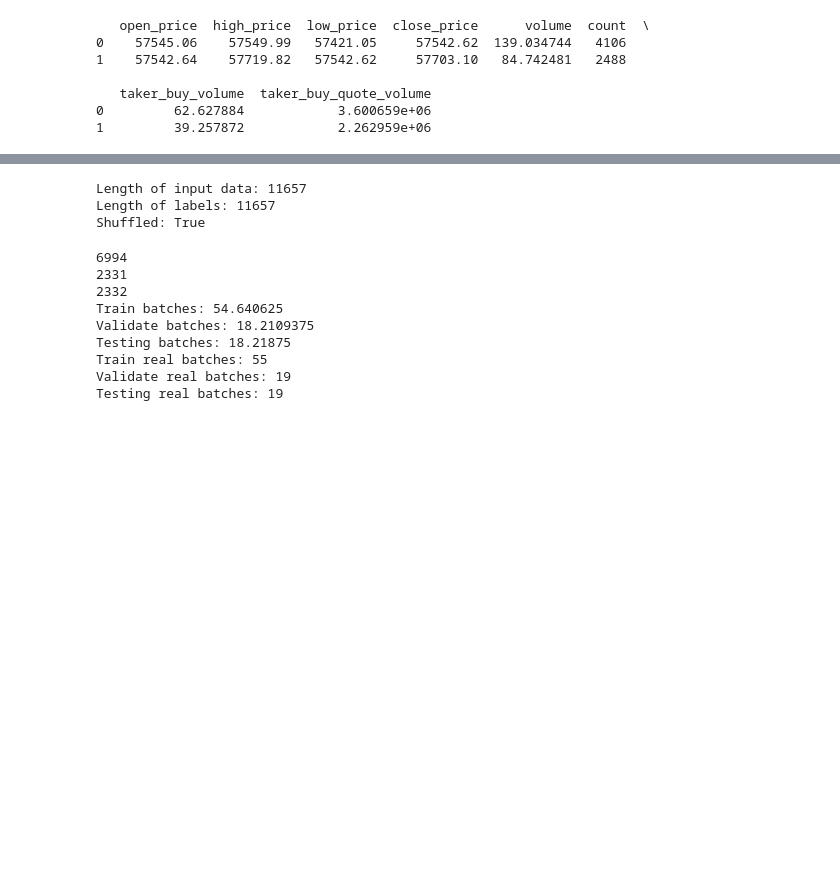
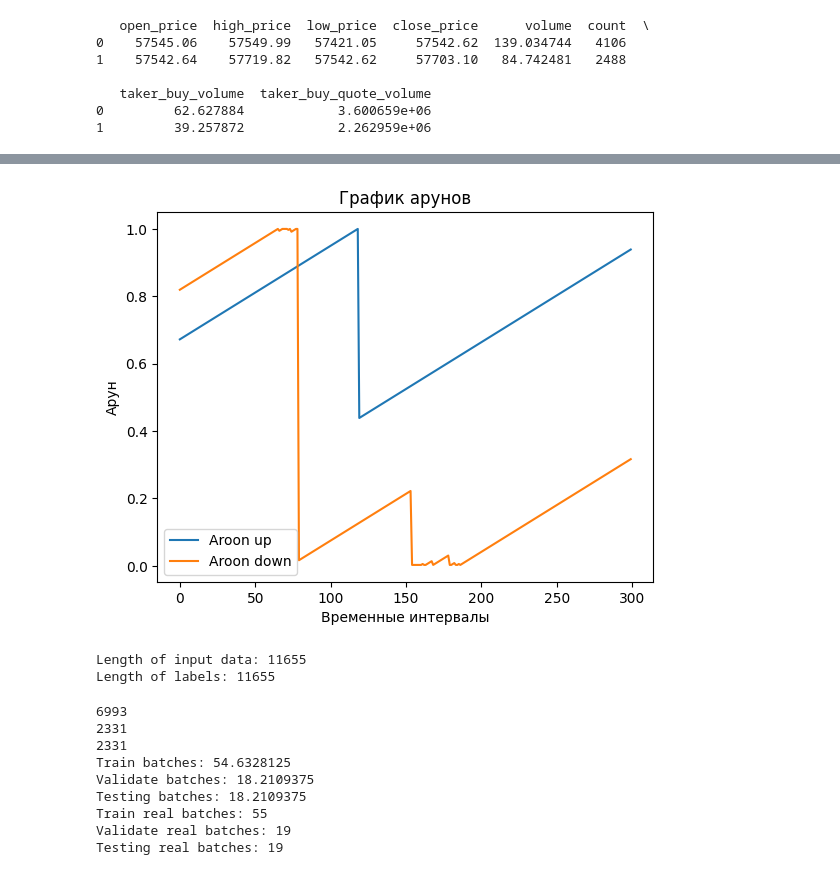
Before and after one commit to kyro4ka-grind/Crypto_model, a Jupyter notebook: Crypto_0.1.ipynb, the cells around one changed output, grey strips where cells are left out. Drawn from its saved outputs; the diff is of its cells as text; code cells hidden in the pictures; blank space fills up the shorter version.

```diff
--- a/Crypto_0.1.ipynb
+++ b/Crypto_0.1.ipynb
@@ -68,2 +132,20 @@ print(input.head(3))
+# %%
+# Строим график
+plt.plot([el for el in range(300)], input['aroon_up'][:300], label='Aroon up')
+plt.plot([el for el in range(300)], input['aroon_down'][:300], label='Aroon down')
+
+# Добавляем заголовок и метки осей
+plt.title('График арунов')
+plt.xlabel('Временные интервалы')
+plt.ylabel('Арун')
+# plt.yscale('log')
+
+# Добавляем легенду
+plt.legend()
+
+# Показываем график
+plt.show()
+# %% [output]
+[figure, added]
 # %%
 #Normalization
@@ -76,24 +157,24 @@ for el in need_normalize:
 # %%
 #Data loader
-class Custom_dataset(Dataset):
-    def __init__(self, input, labels, shuffle=False):
+class Step_dataset(Dataset):
+    def __init__(self, input, labels, input_queue_size, labels_queue_size, step=1):
         self.input = []
         self.labels = []
-        for i in range(2880, len(input), 180):
-            self.input.append(input.iloc[i-2880:i].values.tolist())
+        input_idx_buff = input_queue_size
+        labels_idx_buff = labels_queue_size
+
+        while input_idx_buff <= len(input):
+            self.input.append(input.iloc[input_idx_buff-input_queue_size:input_idx_buff].values)
+            input_idx_buff += step
         print('Length of input data: ' + str(len(self.input)))
-        for i in range(360, labels.size, 180):
-            self.labels.append(labels.iloc[i-360:i].values.tolist())
+        while labels_idx_buff <= labels.size:
+            self.labels.append(labels.iloc[labels_idx_buff-labels_queue_size:labels_idx_buff].values)
+            labels_idx_buff += step
         print('Length of labels: ' + str(len(self.labels)))
-        self.input = torch.tensor(self.input, dtype=torch.float32)
-        self.labels = torch.tensor(self.labels, dtype=torch.float32)
-        if shuffle:
-            indices = torch.randperm(len(self.input))
-            self.input = self.input[indices]
-            self.labels = self.labels[indices]
-            print('Shuffled: True')
-        else:
-            print('Shuffled: False')
+
+        #To tensors
+        self.input = torch.tensor(np.array(self.input), dtype=torch.float32)
+        self.labels = torch.tensor(np.array(self.labels), dtype=torch.float32)
 
     def __len__(self):
         return len(self.input)
@@ -101,12 +182,14 @@ class Custom_dataset(Dataset):
     def __getitem__(self, idx):
         return self.input[idx], self.labels[idx]
 
-custom_dataset = Custom_dataset(input, labels, shuffle=True)
-# custom_dataloader = DataLoader(custom_dataset, batch_size=128)
+custom_dataset = Step_dataset(input, labels, 2880, 360, 180)
+#list: 43.2
+#numpy: 38.2
+#simple values: 37.9
+#should use numpy to tensor except list: 1.5
 # %% [output]
-Length of input data: 11657
-Length of labels: 11657
-Shuffled: True
+Length of input data: 11655
+Length of labels: 11655
 # %%
 from torch.utils.data.dataset import random_split
 
@@ -123,19 +206,19 @@ print(len(testing_subset))
 print(f'Train batches: {len(train_subset) / 128}')
 print(f'Validate batches: {len(validate_subset) / 128}')
 print(f'Testing batches: {len(testing_subset) / 128}')
-train_dataloader = DataLoader(train_subset, batch_size=128)
-validate_dataloader = DataLoader(validate_subset, batch_size=128)
-testing_dataloader = DataLoader(testing_subset, batch_size=128)
+train_dataloader = DataLoader(train_subset, batch_size=128, shuffle=True)
+validate_dataloader = DataLoader(validate_subset, batch_size=128, shuffle=True)
+testing_dataloader = DataLoader(testing_subset, batch_size=128, shuffle=True)
 print(f'Train real batches: {len(train_dataloader)}')
 print(f'Validate real batches: {len(validate_dataloader)}')
 print(f'Testing real batches: {len(testing_dataloader)}')
 # %% [output]
-6994
+6993
 2331
-2332
-Train batches: 54.640625
+2331
+Train batches: 54.6328125
 Validate batches: 18.2109375
-Testing batches: 18.21875
+Testing batches: 18.2109375
 Train real batches: 55
 Validate real batches: 19
 Testing real batches: 19
```
Also changed, not shown: parts of 12 cells of this notebook.
